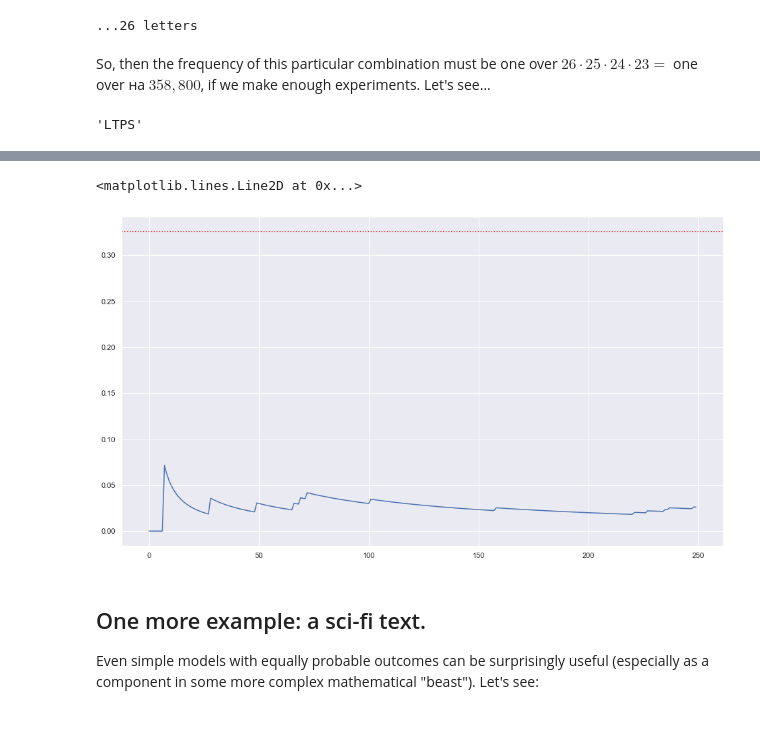
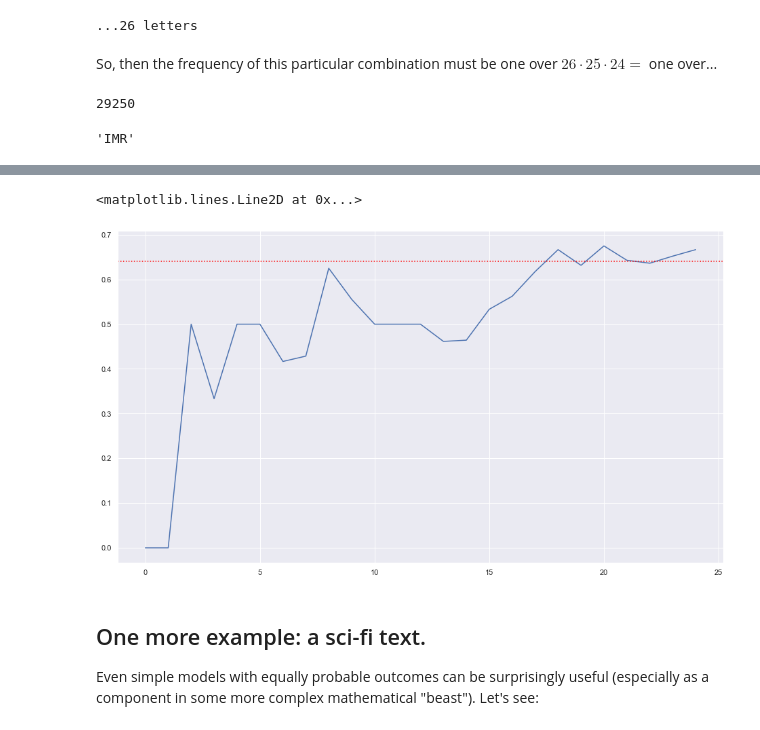
Before and after one commit to alex-bochkarev/Probs-SMTB-21, a Jupyter notebook: 1-probability.ipynb, the cells around one changed output, grey strips where cells are left out. Cells and saved outputs as stored; diff of their text form; code cells hidden in the pictures.

```diff
--- a/1-probability.ipynb
+++ b/1-probability.ipynb
@@ -69,7 +63,7 @@ def toss_a_coin(NO_BATCHES=10, BATCH_SIZE=10):
     repeats for ``NO_BATCHES`` times.
 
     Returns:
-        ``heads_freq`` (list): each element = cumulative frequency
+        ``heads_freq`` (list): each element = cumulative share
         of HEADs given all the previous experiments up to the given batch.
     """
     no_heads = 0
@@ -101,6 +96,6 @@ for k, NB in enumerate([10, 100, 1000, 10000, 20000, 50000]):
     ax[k].set_title(f"Number of runs (batches): {NB}")
     heads_freq = toss_a_coin(NO_BATCHES=NB)
 
-    sns.lineplot([i for i in range(len(heads_freq))], heads_freq, ax=ax[k])
+    sns.lineplot(x=[i for i in range(len(heads_freq))], y=heads_freq, ax=ax[k])
     ax[k].axhline(0.500, color='red', ls='dotted')
 # %% [output]
@@ -140,7 +135,7 @@ def roll_a_die(NO_BATCHES=10, BATCH_SIZE=60):
     Repeats the experiment ``NO_BATCHES`` times.
 
     Returns:
-        ``freqs`` (list):  each element = cumulative frequency
+        ``freqs`` (list):  each element = cumulative share
         (i.e., share) of each result, given all the previous experiments
         up to the given batch.
 
@@ -170,8 +165,8 @@ for k, NB in enumerate([10, 100, 500, 1000, 2500, 5000]):
     freqs = roll_a_die(NO_BATCHES=NB)
 
     for i in range(6):
-        sns.lineplot([j for j in range(NB)],
-                     [freqs[b][i] for b in range(NB)],
+        sns.lineplot(x=[j for j in range(NB)],
+                     y=[freqs[b][i] for b in range(NB)],
                      ax=ax[k], label=f"{i+1}")
     ax[k].axhline(0.16667, color='red', ls='dotted')
 # %% [output]
@@ -306,17 +295,21 @@ print(f"...{len(letters)} letters")
 # %% [output]
 ...26 letters
 # %% [markdown]
-So, then the frequency of this particular combination must be one over $26\cdot 25 \cdot 24\cdot 23 = $ one over на $358,800$, if we make enough experiments. Let's see...
+So, then the frequency of this particular combination must be one over $26\cdot 25 \cdot 24 = $ one over...
+# %%
+26*25*45
+# %% [output]
+29250
 # %%
-"".join(np.random.choice(letters, 4, replace=False))
+"".join(np.random.choice(letters, 3, replace=False))
 # %% [output]
-'LTPS'
+'IMR'
 # %%
 success = 0
 freqs = []
 t0 = time()
-for i in tqdm(range(5000000)):
-    if "".join(np.random.choice(letters, 4, replace=False)) == "SMTB":
+for i in tqdm(range(500000)):
+    if "".join(np.random.choice(letters, 3, replace=False)) == "BIO":
         success += 1
 
     if i % 20000 == 0:
@@ -326,6 +319,6 @@ t1 = time()
 print(f"Calculation finished in {t1-t0:.1f} sec., {success} successful events found.")
 
 fig, ax = plt.subplots(figsize=(16,9))
-sns.lineplot([x for x in range(len(freqs))], freqs)
-ax.axhline(10000/30720, color='red', ls='dotted')
+sns.lineplot(x=[x for x in range(len(freqs))], y=freqs)
+ax.axhline(10000/(26*25*24), color='red', ls='dotted')
 # %% [output]
@@ -333,5 +326,5 @@ Calculation finished in 260.2 sec., 13 successful events found.
 <matplotlib.lines.Line2D at 0x...>
-[figure, old version]
+[figure, new version]
 # %% [markdown]
 ## One more example: a sci-fi text.
 Even simple models with equally probable outcomes can be surprisingly useful (especially as a component in some more complex mathematical "beast"). Let's see:
```
Also changed, not shown: parts of 17 cells of this notebook, 4 other files.
